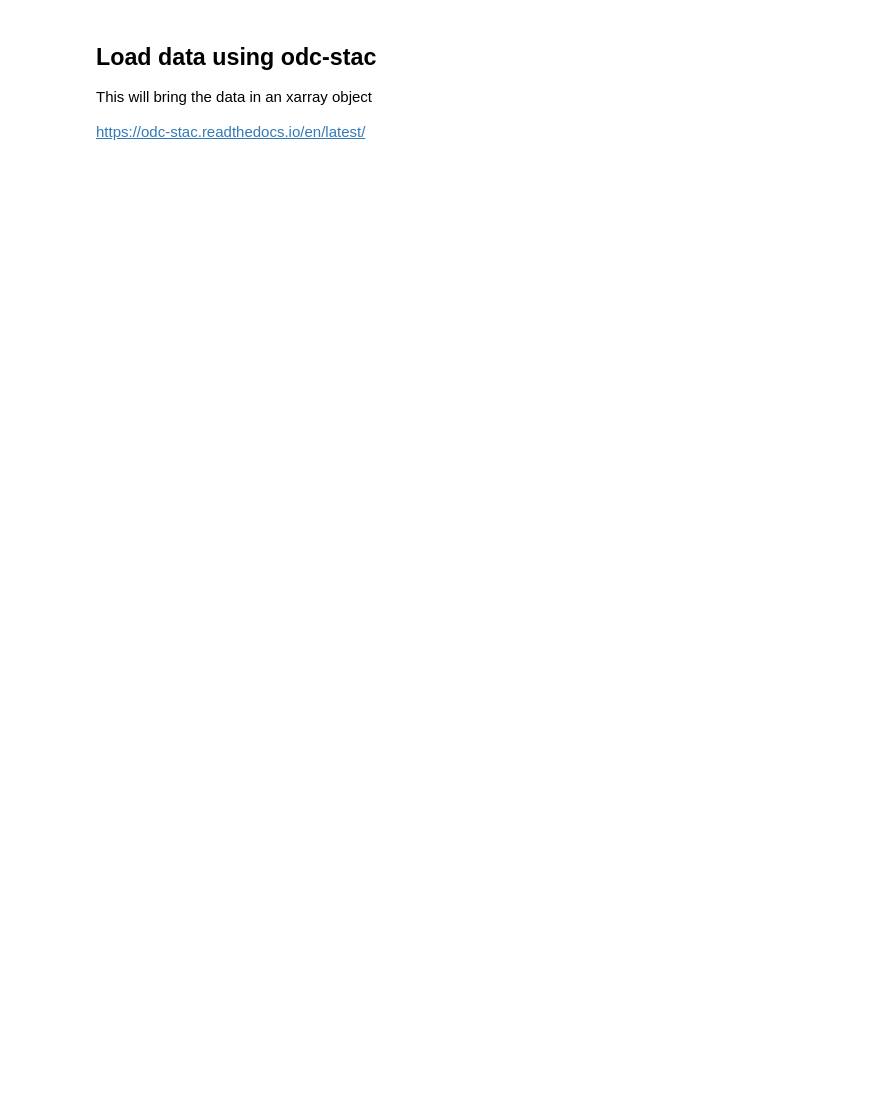
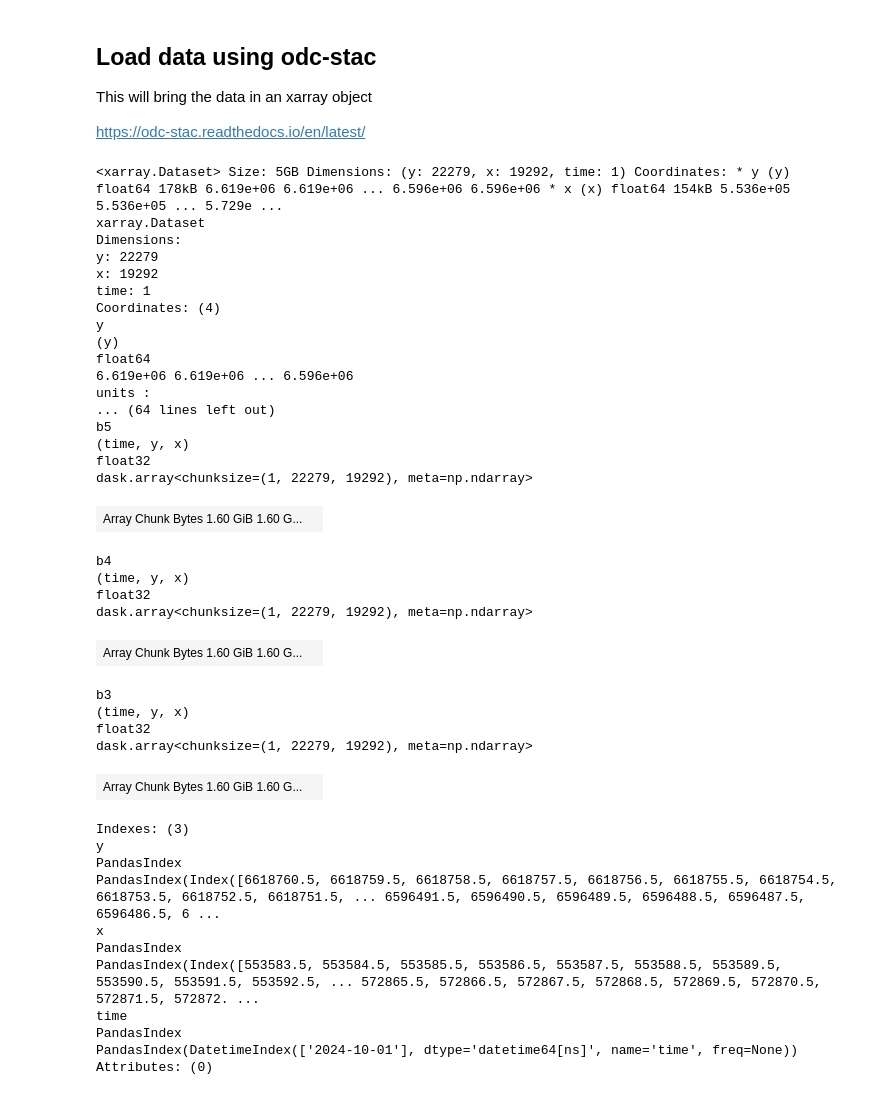
Before and after one commit to cbur24/s2_gm, a Jupyter notebook: notebooks/tern_dronescape.ipynb, the cells around one changed output. Saved outputs shown, nothing was run; the diff lists cells and outputs as text; code cells hidden in the pictures; blank space fills up the shorter version.

```diff
--- a/notebooks/tern_dronescape.ipynb
+++ b/notebooks/tern_dronescape.ipynb
@@ -39,8 +54,8 @@ from dea_tools.plotting import display_map
 # %% [markdown]
 ## Analysis Parameters
 # %%
-central_lat, central_lon = -31.9342, 120.1352
-buffer = 2.0
+central_lat, central_lon = -30.6624, 135.6599
+buffer = 0.1
 start_date = '2024-01-01'
 end_date = '2024-12-31'
 collection = 'imagery/multispec'
@@ -123,14 +144,54 @@ https://odc-stac.readthedocs.io/en/latest/
 # %%
 ds = load(
     filtered_items,
-    bands=["b1", "b2", "b3"],
-    crs='EPSG:3577',
-    bbox=bbox,
-    resolution=100,
+    bands=["b5", "b4", "b3"],
+    crs='utm',
+    # bbox=bbox,
+    resolution=10,
     groupby="solar_day",
     chunks={}
 )
 
 ds
+# %% [output]
+<xarray.Dataset> Size: 5GB Dimensions: (y: 22279, x: 19292, time: 1) Coordinates: * y (y) float64 178kB 6.619e+06 6.619e+06 ... 6.596e+06 6.596e+06 * x (x) float64 154kB 5.536e+05 5.536e+05 ... 5.729e ...
+xarray.Dataset
+Dimensions:
+y: 22279
+x: 19292
+time: 1
+Coordinates: (4)
+y
+(y)
+float64
+6.619e+06 6.619e+06 ... 6.596e+06
+units :
+... (64 lines left out)
+b5
+(time, y, x)
+float32
+dask.array<chunksize=(1, 22279, 19292), meta=np.ndarray>
+| Array Chunk Bytes 1.60 GiB 1.60 G... |  |
+b4
+(time, y, x)
+float32
+dask.array<chunksize=(1, 22279, 19292), meta=np.ndarray>
+| Array Chunk Bytes 1.60 GiB 1.60 G... |  |
+b3
+(time, y, x)
+float32
+dask.array<chunksize=(1, 22279, 19292), meta=np.ndarray>
+| Array Chunk Bytes 1.60 GiB 1.60 G... |  |
+Indexes: (3)
+y
+PandasIndex
+PandasIndex(Index([6618760.5, 6618759.5, 6618758.5, 6618757.5, 6618756.5, 6618755.5, 6618754.5, 6618753.5, 6618752.5, 6618751.5, ... 6596491.5, 6596490.5, 6596489.5, 6596488.5, 6596487.5, 6596486.5, 6 ...
+x
+PandasIndex
+PandasIndex(Index([553583.5, 553584.5, 553585.5, 553586.5, 553587.5, 553588.5, 553589.5, 553590.5, 553591.5, 553592.5, ... 572865.5, 572866.5, 572867.5, 572868.5, 572869.5, 572870.5, 572871.5, 572872. ...
+time
+PandasIndex
+PandasIndex(DatetimeIndex(['2024-10-01'], dtype='datetime64[ns]', name='time', freq=None))
+Attributes: (0)
 # %% [markdown]
 ## Bring into memory
```
Also changed, not shown: parts of 14 cells of this notebook.
